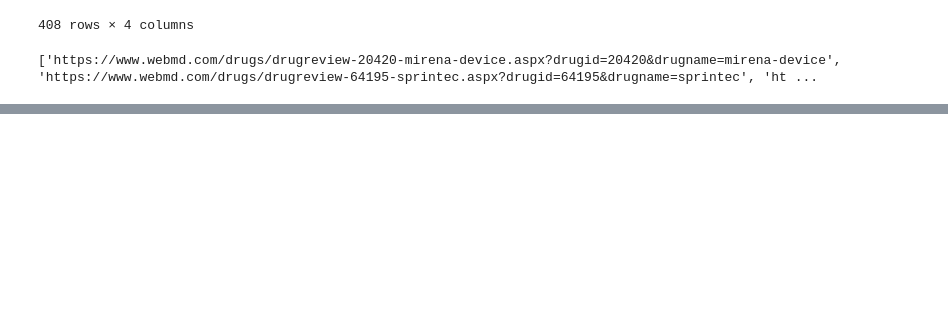
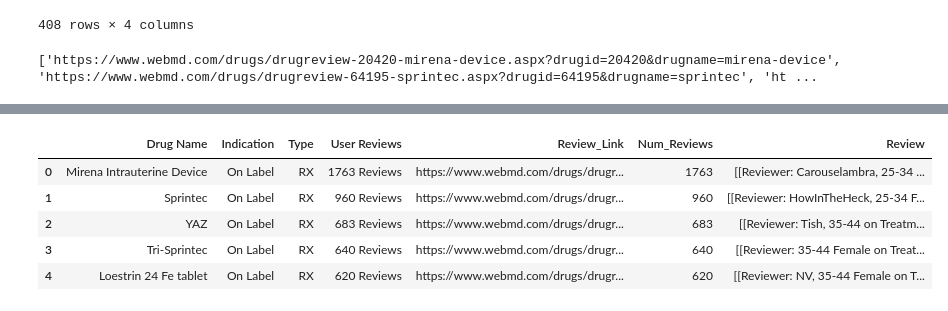
Before and after one commit to kmart67/data_100_contraceptive_final_proj, a Jupyter notebook: Contraceptive_Reviews.ipynb, the cells around one changed output, grey strips where cells are left out. Drawn from its saved outputs; the diff is of its cells as text; code cells hidden in the pictures; blank space fills up the shorter version.

```diff
--- a/Contraceptive_Reviews.ipynb
+++ b/Contraceptive_Reviews.ipynb
@@ -89 +89,21 @@ contraceptives
 278 rows × 6 columns
+# %%
+def get_reviews(url, header, num_reviews):
+  contraceptive_reviews = []
+
+  for page_ind in range((num_reviews // 5) + 1):
+    reviews_url = url + "&pageIndex={ind}&sortby=3&conditionFilter=-1".format(ind = page_ind)
+    req = urllib.request.Request(reviews_url, headers=header)
+    html_page = urllib.request.urlopen( req )
+    soup = BeautifulSoup(html_page)
+
+    ratings = soup.findAll('div', {'class': 'userPost'})
+
+    for i in range(len(ratings)):
+      review = ratings[i]
+      reviewer_info = review.find('p', {'class': 'reviewerInfo'}).getText()
+      comment = review.find('p', {'id': 'comFull{num}'.format(num=i+1)}).getText()
+
+      contraceptive_reviews.append([reviewer_info, comment])
+
+  return contraceptive_reviews
@@ -89,0 +118,9 @@ contraceptives
+# %%
+contraceptives.head()
+# %% [output]
+|  | Drug Name | Indication | Type | User Reviews | Review_Link | Num_Reviews | Review |
+| 0 | Mirena Intrauterine Device | On Label | RX | 1763 Reviews | https://www.webmd.com/drugs/drugr... | 1763 | [[Reviewer: Carouselambra, 25-34 ... |
+| 1 | Sprintec | On Label | RX | 960 Reviews | https://www.webmd.com/drugs/drugr... | 960 | [[Reviewer: HowInTheHeck, 25-34 F... |
+| 2 | YAZ | On Label | RX | 683 Reviews | https://www.webmd.com/drugs/drugr... | 683 | [[Reviewer: Tish, 35-44 on Treatm... |
+| 3 | Tri-Sprintec | On Label | RX | 640 Reviews | https://www.webmd.com/drugs/drugr... | 640 | [[Reviewer: 35-44 Female on Treat... |
+| 4 | Loestrin 24 Fe tablet | On Label | RX | 620 Reviews | https://www.webmd.com/drugs/drugr... | 620 | [[Reviewer: NV, 35-44 Female on T... |
```
Also changed, not shown: parts of 9 cells of this notebook.
